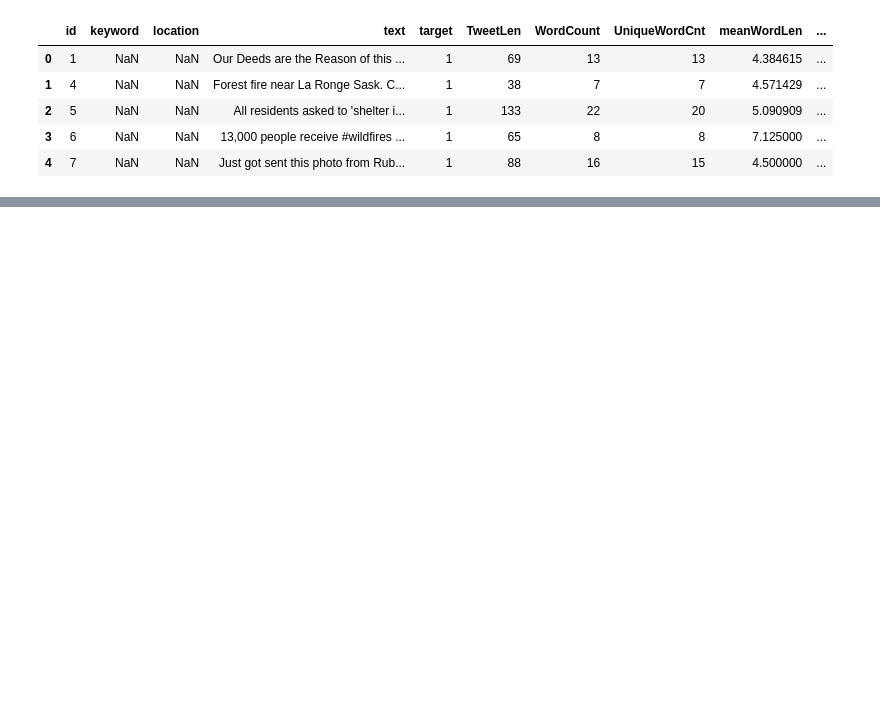
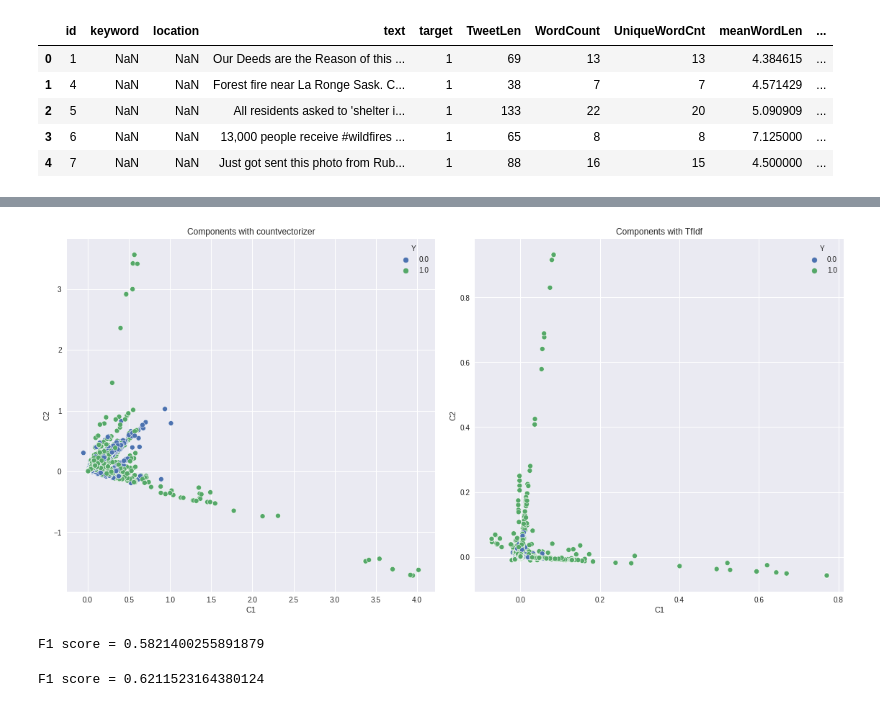
Before and after one commit to RodrigoSoares256/NLP, a Jupyter notebook: disasterTweetsEDA.ipynb, the cells around one changed output, grey strips where cells are left out. Cells and saved outputs as stored; diff of their text form; code cells hidden in the pictures; blank space fills up the shorter version.

```diff
--- a/disasterTweetsEDA.ipynb
+++ b/disasterTweetsEDA.ipynb
@@ -147,0 +192,21 @@ plt.imshow(word_cloud0);
+# %%
+compareMethods((1,2))
+# %% [output]
+[figure, added]
+# %%
+counter = CountVectorizer(ngram_range=(1,2))
+trainCounts = counter.fit_transform(train['textTreated'])
+def trainAndEval(X, y, model):
+    cv = cross_val_score(model, X = X, y=y, cv=5, n_jobs=-1, scoring = 'f1')
+    print(f"F1 score = {cv.mean()}")
+model = LogisticRegression(class_weight="balanced")
+trainAndEval(X = trainCounts, y = train.target.values, model=model)
+# %% [output]
+F1 score = 0.5821400255891879
+# %%
+tfidfVect = TfidfVectorizer(ngram_range=(1,1))
+trainTFIdf = tfidfVect.fit_transform(train['textTreated'])
+model = LogisticRegression(class_weight="balanced")
+trainAndEval(X = trainTFIdf, y = train.target.values, model=model)
+# %% [output]
+F1 score = 0.6211523164380124
```
Also changed, not shown: parts of 6 cells of this notebook, 1 other file.
